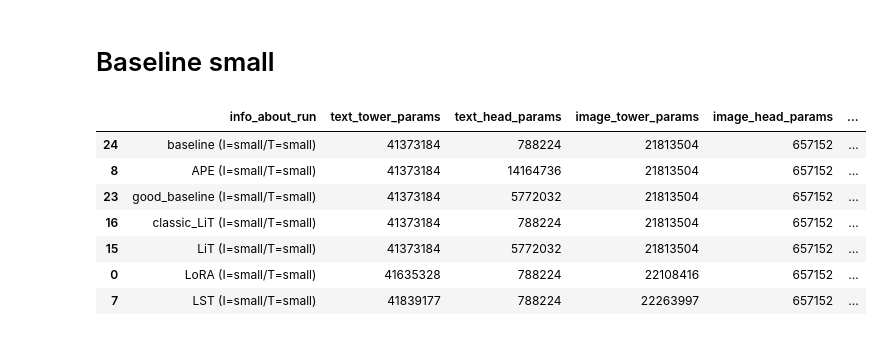
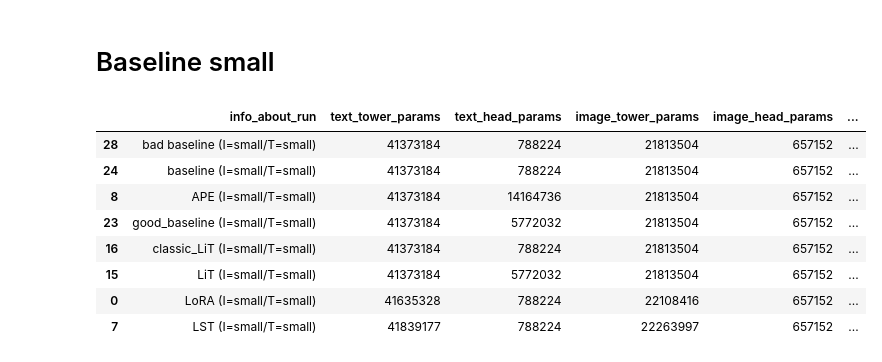
Before and after one commit to CarrelV/master_lit, a Jupyter notebook: graph.ipynb, the cells around one changed output. Drawn from its saved outputs; the diff is of its cells as text; code cells hidden in the pictures.

```diff
--- a/graph.ipynb
+++ b/graph.ipynb
@@ -225,11 +234,12 @@ df_memory
 # %% [markdown]
 # Baseline small
 # %%
-df_baseline_memory = df_memory.iloc[[24,8,23,16,15,0,7]]
+df_baseline_memory = df_memory.iloc[[28,24,8,23,16,15,0,7]]
 df_baseline_memory = df_baseline_memory.drop(df_baseline_memory.columns[[1,2,3,4,13]],axis=1)
 df_baseline_memory
 # %% [output]
 |  | info_about_run | text_tower_params | text_head_params | image_tower_params | image_head_params | ... |
+| 28 | bad baseline (I=small/T=small) | 41373184 | 788224 | 21813504 | 657152 | ... |
 | 24 | baseline (I=small/T=small) | 41373184 | 788224 | 21813504 | 657152 | ... |
 | 8 | APE (I=small/T=small) | 41373184 | 14164736 | 21813504 | 657152 | ... |
 | 23 | good_baseline (I=small/T=small) | 41373184 | 5772032 | 21813504 | 657152 | ... |
```
Also changed, not shown: parts of 9 cells of this notebook, 4 other files.
